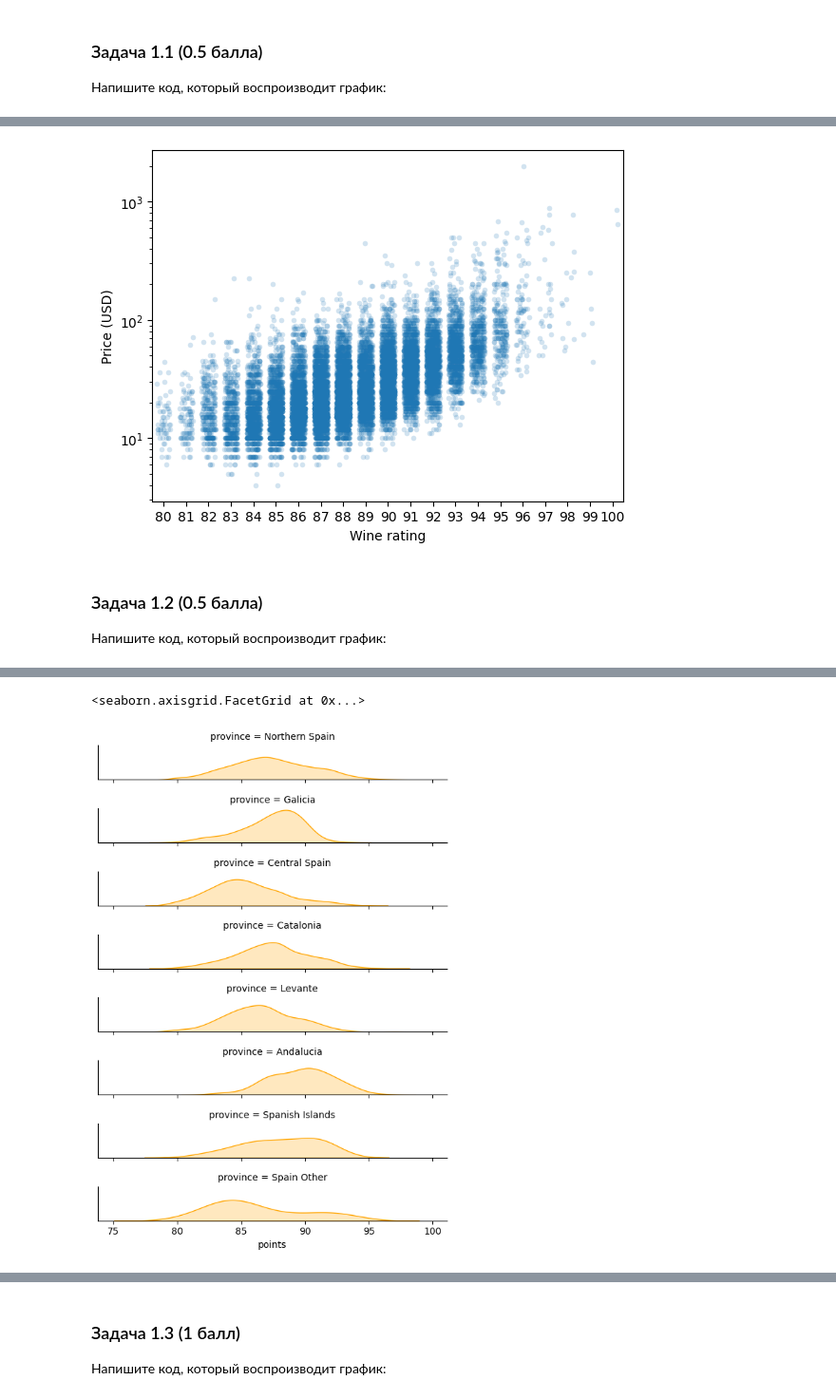
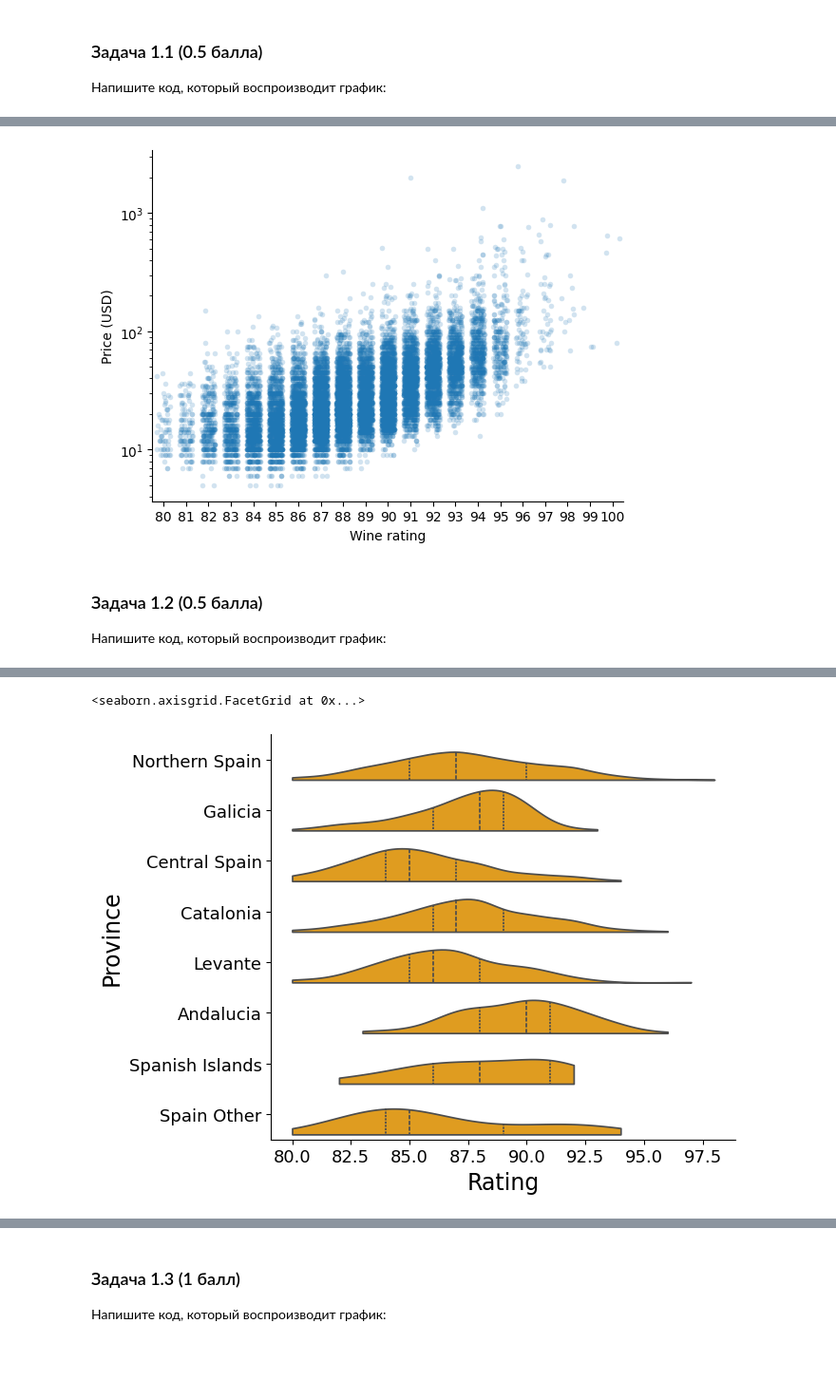
Before and after one commit to Nesterov-BA/aimasters, a Jupyter notebook: 1sem/ML1/homeworks/02.HW.Pandas_MPL_Seaborn.ipynb, the cells around one changed output, grey strips where cells are left out. Shown at 95% size. Cells and saved outputs as stored; diff of their text form; code cells hidden in the pictures; blank space fills up the shorter version.

```diff
--- a/1sem/ML1/homeworks/02.HW.Pandas_MPL_Seaborn.ipynb
+++ b/1sem/ML1/homeworks/02.HW.Pandas_MPL_Seaborn.ipynb
@@ -54,17 +61,17 @@ Index(['country', 'designation', 'points', 'price', 'province', 'region_1',
 # %% [markdown]
 ![image.png](embedded-picture-1)
 # %%
-fig, ax = plt.subplots()
+# fig, ax = plt.subplots()
 
 sample = df.sample(20000)
+ax = sns.stripplot(data = sample, x="points", y="price", alpha = 0.2, jitter = 0.3, size = 4)
 ax.set_yscale("log")
-# ax.set_xticks(ticks = [80,100])
 ax.set_xlabel("Wine rating")
 ax.set_ylabel("Price (USD)")
-ax = sns.stripplot(data = sample, x="points", y="price", alpha = 0.2, jitter = 0.3, size = 4)
-plt.show()
+ax.spines[['top', 'right']].set_visible(False)
+# plt.show()
 # %% [output]
-[figure, old version]
+[figure, new version]
 # %% [markdown]
 ### Задача 1.2 (0.5 балла)
 
@@ -72,10 +79,11 @@ plt.show()
 # %% [markdown]
 ![image.png](embedded-picture-1)
 # %%
-spanish_wines = df[df["country"] == "Spain"]
-graph = sns.FacetGrid(spanish_wines, row='province', height=1, aspect=6)
-graph.map(sns.kdeplot, "points", fill=True, color="Orange")
-graph.set(yticks=[], ylabel="")
+graph = sns.catplot(data = df[df['country'] == "Spain"], x = 'points', y='province', kind='violin', split = True, inner = 'quart', color = 'orange', cut = 0, aspect = 1.3)
+graph.tick_params(axis='both', labelsize=13)
+graph.set_ylabels("Province", fontsize = 17)
+graph.set_xlabels("Rating", fontsize = 17)
+graph.set_titles("Spanish wine")
 # %% [output]
 <seaborn.axisgrid.FacetGrid at 0x...>
-[figure, old version]
+[figure, new version]
```
Also changed, not shown: parts of 10 cells of this notebook, 4 other files.
